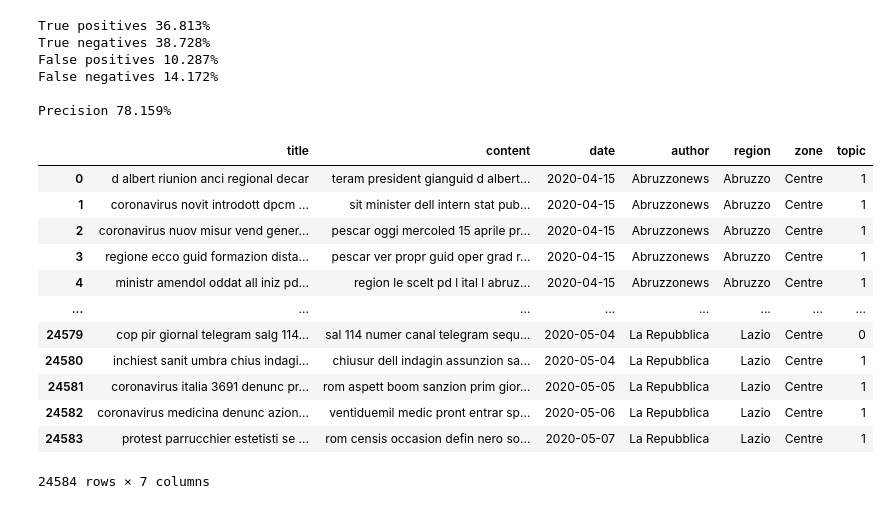
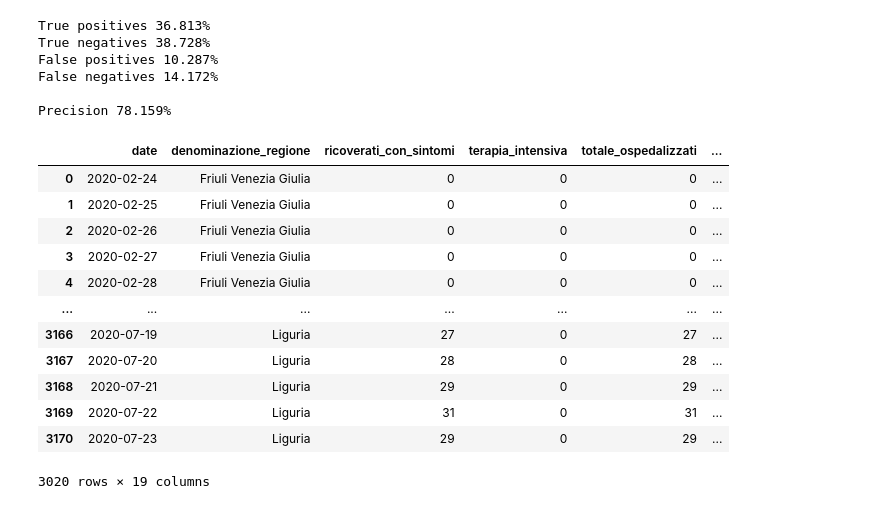
Before and after one commit to Gruntrexpewrus/StatLearnTeam, a Jupyter notebook: articles_analysis/Region Analysis.ipynb, the cells around one changed output. Cells and saved outputs as stored; diff of their text form; code cells hidden in the pictures.

```diff
--- a/articles_analysis/Region Analysis.ipynb
+++ b/articles_analysis/Region Analysis.ipynb
@@ -125,32 +125,30 @@ Precision 78.159%
 # %%
 
 
 #        [[[[[[[[[[[This was just for debugging purposes]]]]]]]]]]]]]]]
 
 
 
-prociv_dataset = pd.read_csv(dataset_root + 'prociv_data.csv')
+prociv_dataset = pd.read_csv(dataset_root + 'prociv_data.csv', sep = ';', index_col = [0])
 prociv_dataset = prociv_dataset[prociv_dataset.denominazione_regione != 'P.A. Bolzano']
 prociv_dataset.rename(columns = {'data':'date'}, inplace = True)
-prociv_dataset.rename(columns = {'denominazione_regione':'region'}, inplace = True)
 
-prociv_dataset['region'] = prociv_dataset['region'].replace(['Emilia-Romagna', 'Friuli Venezia Giulia',"Valle d'Aosta", "P.A. Trento"],
-                                                                                          ['Emilia Romagna','Friuli',"Valle d' Aosta", 'Trentino'])
+#prociv_dataset['region'] = prociv_dataset['region'].replace(['Emilia-Romagna', 'Friuli Venezia Giulia',"Valle d'Aosta", "P.A. Trento"],['Emilia Romagna','Friuli',"Valle d' Aosta", 'Trentino'])
+#region_zones = articles.loc[:, ['region', 'zone']].drop_duplicates()
+#prociv_dataset.merge(region_zones, on = 'region', how = 'inner')
 
-region_zones = articles.loc[:, ['region', 'zone']].drop_duplicates()
-prociv_dataset.merge(region_zones, on = 'region', how = 'inner')
-articles
+prociv_dataset
 # %% [output]
-|  | title | content | date | author | region | zone | topic |
-| 0 | d albert riunion anci regional decar | teram president gianguid d albert... | 2020-04-15 | Abruzzonews | Abruzzo | Centre | 1 |
-| 1 | coronavirus novit introdott dpcm ... | sit minister dell intern stat pub... | 2020-04-15 | Abruzzonews | Abruzzo | Centre | 1 |
-| 2 | coronavirus nuov misur vend gener... | pescar oggi mercoled 15 aprile pr... | 2020-04-15 | Abruzzonews | Abruzzo | Centre | 1 |
-| 3 | regione ecco guid formazion dista... | pescar ver propr guid oper grad r... | 2020-04-15 | Abruzzonews | Abruzzo | Centre | 1 |
-| 4 | ministr amendol oddat all iniz pd... | region le scelt pd l ital l abruz... | 2020-04-15 | Abruzzonews | Abruzzo | Centre | 1 |
-| ... | ... | ... | ... | ... | ... | ... | ... |
-| 24579 | cop pir giornal telegram salg 114... | sal 114 numer canal telegram sequ... | 2020-05-04 | La Repubblica | Lazio | Centre | 0 |
-| 24580 | inchiest sanit umbra chius indagi... | chiusur dell indagin assunzion sa... | 2020-05-04 | La Repubblica | Lazio | Centre | 1 |
-| 24581 | coronavirus italia 3691 denunc pr... | rom aspett boom sanzion prim gior... | 2020-05-05 | La Repubblica | Lazio | Centre | 1 |
-| 24582 | coronavirus medicina denunc azion... | ventiduemil medic pront entrar sp... | 2020-05-06 | La Repubblica | Lazio | Centre | 1 |
-| 24583 | protest parrucchier estetisti se ... | rom censis occasion defin nero so... | 2020-05-07 | La Repubblica | Lazio | Centre | 1 |
+|  | date | denominazione_regione | ricoverati_con_sintomi | terapia_intensiva | totale_ospedalizzati | ... |
+| 0 | 2020-02-24 | Friuli Venezia Giulia | 0 | 0 | 0 | ... |
+| 1 | 2020-02-25 | Friuli Venezia Giulia | 0 | 0 | 0 | ... |
+| 2 | 2020-02-26 | Friuli Venezia Giulia | 0 | 0 | 0 | ... |
+| 3 | 2020-02-27 | Friuli Venezia Giulia | 0 | 0 | 0 | ... |
+| 4 | 2020-02-28 | Friuli Venezia Giulia | 0 | 0 | 0 | ... |
+| ... | ... | ... | ... | ... | ... | ... |
+| 3166 | 2020-07-19 | Liguria | 27 | 0 | 27 | ... |
+| 3167 | 2020-07-20 | Liguria | 28 | 0 | 28 | ... |
+| 3168 | 2020-07-21 | Liguria | 29 | 0 | 29 | ... |
+| 3169 | 2020-07-22 | Liguria | 31 | 0 | 31 | ... |
+| 3170 | 2020-07-23 | Liguria | 29 | 0 | 29 | ... |
-24584 rows × 7 columns
+3020 rows × 19 columns
```
Also changed, not shown: parts of 10 cells of this notebook, 2 other files.
